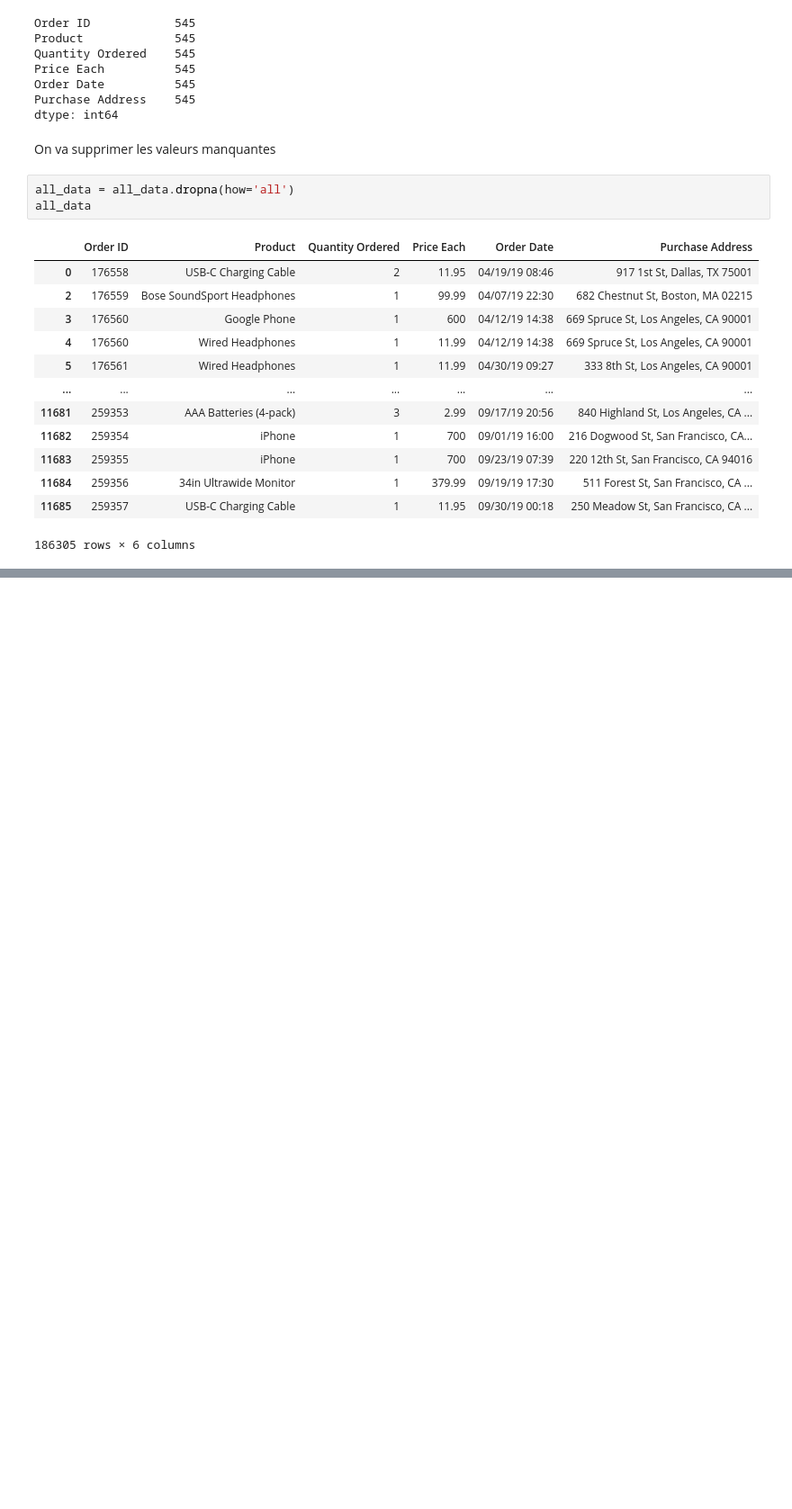
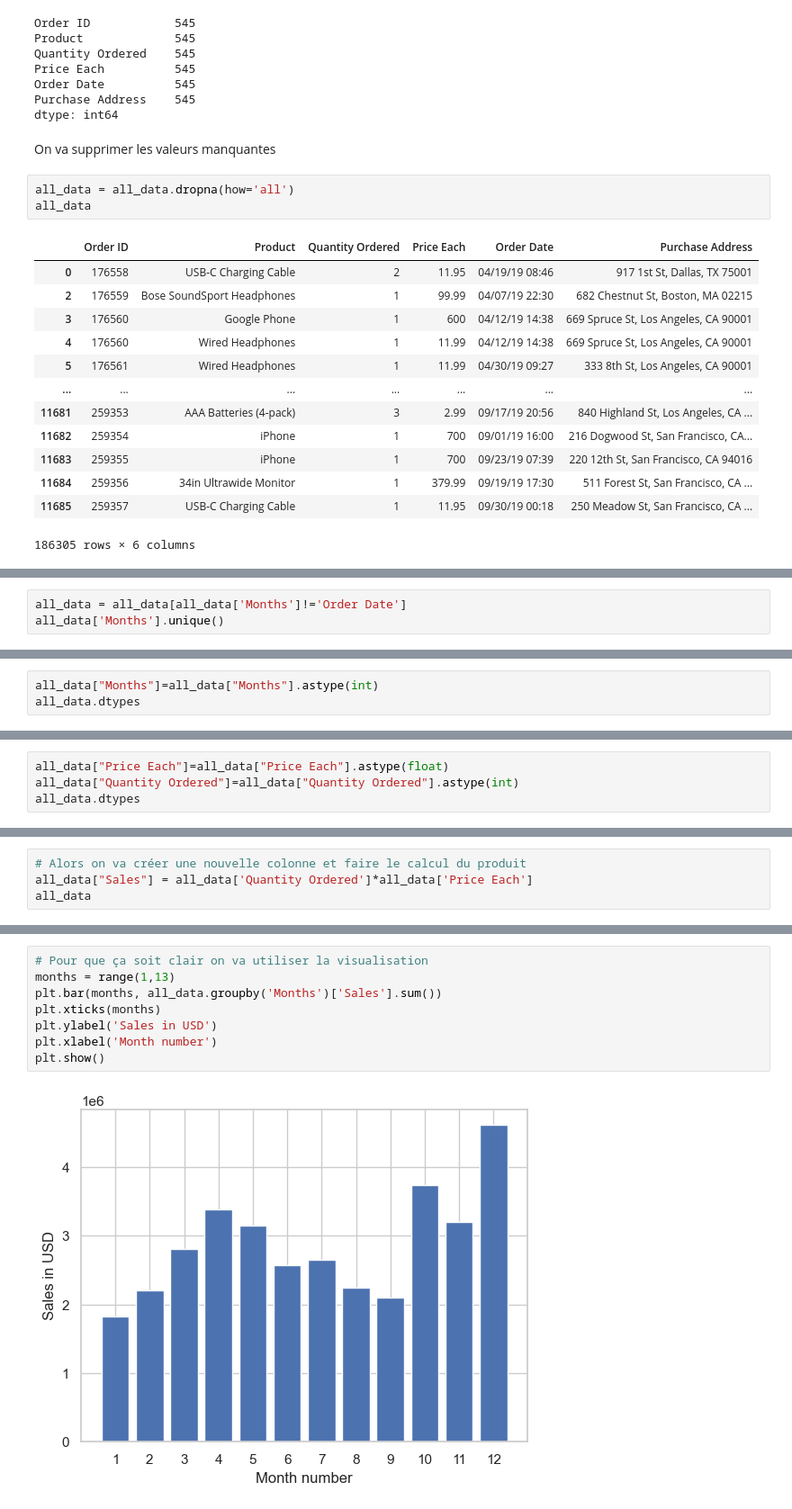
Before and after one commit to Augustin224/traitrement_de_donnee, a Jupyter notebook: main.ipynb, the cells around one changed output, grey strips where cells are left out. Shown at 90% size. Saved outputs shown, nothing was run; the diff lists cells and outputs as text; blank space fills up the shorter version.

Commit message:
Modifi pour les Exo

```diff
--- a/main.ipynb
+++ b/main.ipynb
@@ -155,0 +189,3 @@ all_data
+# %%
+all_data = all_data[all_data['Months']!='Order Date']
+all_data['Months'].unique()
@@ -155,0 +208,3 @@ all_data
+# %%
+all_data["Months"]=all_data["Months"].astype(int)
+all_data.dtypes
@@ -155,0 +223,4 @@ all_data
+# %%
+all_data["Price Each"]=all_data["Price Each"].astype(float)
+all_data["Quantity Ordered"]=all_data["Quantity Ordered"].astype(int)
+all_data.dtypes
@@ -155,0 +236,4 @@ all_data
+# %%
+# Alors on va créer une nouvelle colonne et faire le calcul du produit
+all_data["Sales"] = all_data['Quantity Ordered']*all_data['Price Each']
+all_data
@@ -155,0 +273,10 @@ all_data
+# %%
+# Pour que ça soit clair on va utiliser la visualisation
+months = range(1,13)
+plt.bar(months, all_data.groupby('Months')['Sales'].sum())
+plt.xticks(months)
+plt.ylabel('Sales in USD')
+plt.xlabel('Month number')
+plt.show()
+# %% [output]
+[figure, added]
```
Also changed, not shown: parts of 17 cells of this notebook.
